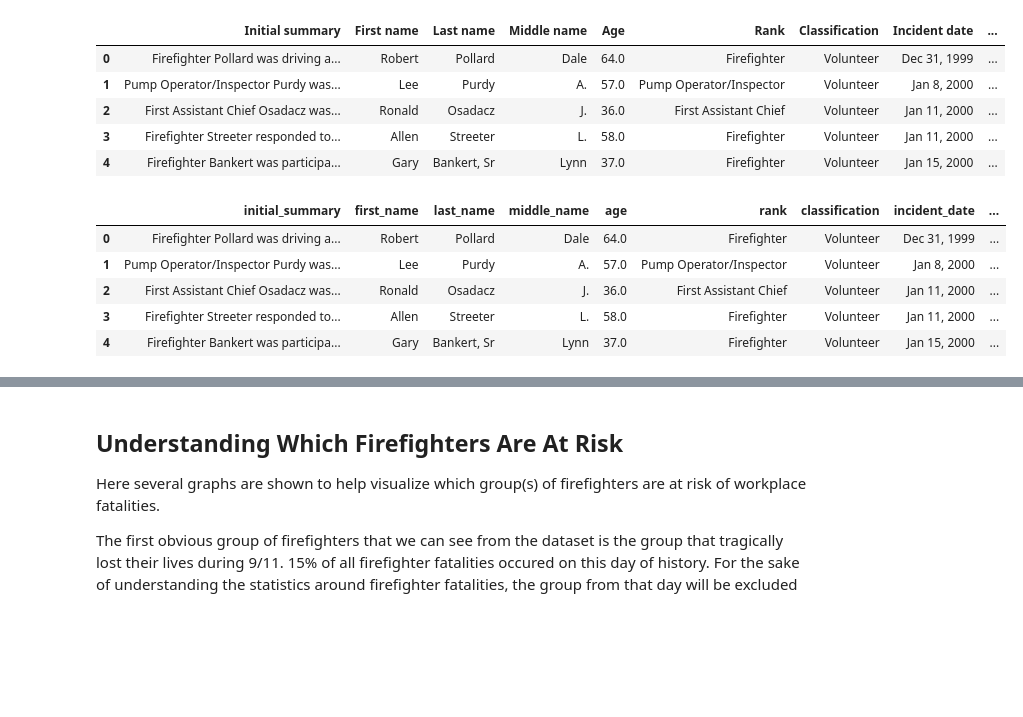
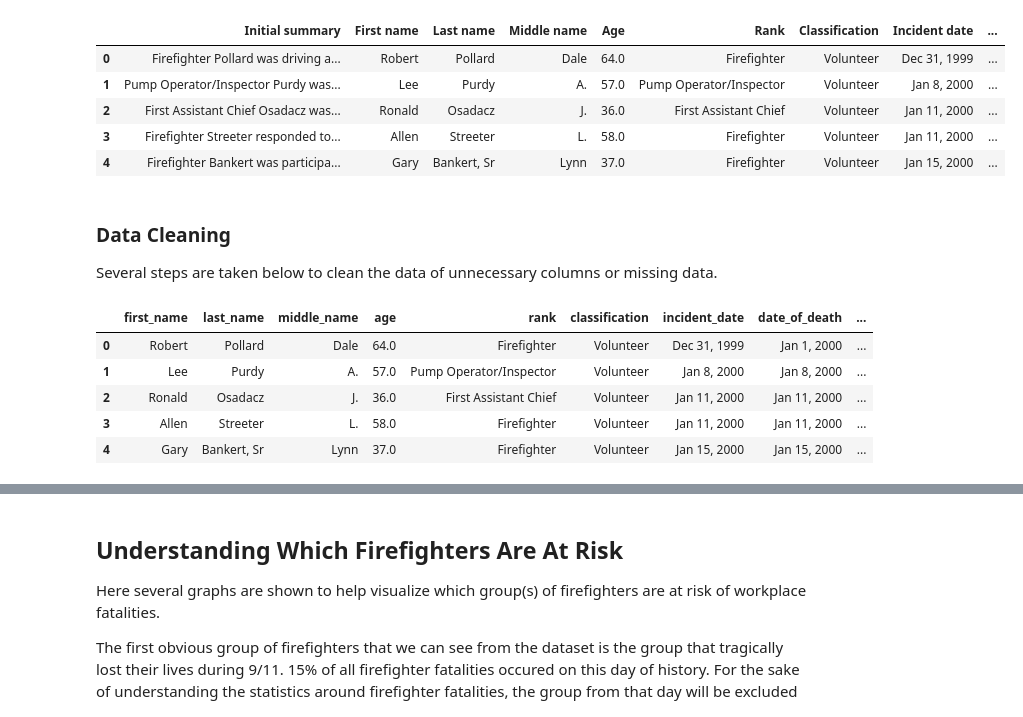
Before and after one commit to abcjamesjordan/firefigher_fatalities, a Jupyter notebook: ff_analysis.ipynb, the cells around one changed output, grey strips where cells are left out. Saved outputs shown, nothing was run; the diff lists cells and outputs as text; code cells hidden in the pictures; blank space fills up the shorter version.

```diff
--- a/ff_analysis.ipynb
+++ b/ff_analysis.ipynb
@@ -33,23 +33,30 @@ df.head()
 | 2 | First Assistant Chief Osadacz was... | Ronald | Osadacz | J. | 36.0 | First Assistant Chief | Volunteer | Jan 11, 2000 | ... |
 | 3 | Firefighter Streeter responded to... | Allen | Streeter | L. | 58.0 | Firefighter | Volunteer | Jan 11, 2000 | ... |
 | 4 | Firefighter Bankert was participa... | Gary | Bankert, Sr | Lynn | 37.0 | Firefighter | Volunteer | Jan 15, 2000 | ... |
+# %% [markdown]
+### Data Cleaning
+
+Several steps are taken below to clean the data of unnecessary columns or missing data.
 # %%
+# Drop the Initial Summary Column for now since it full of supplimentary and not needed information regarding the incident.
+df = df.drop(columns=['Initial summary'])
+
 columns = list(df.columns)
 fixed_cols = []
 
 # Format the column names to be lowercase and have a underscore instead of spaces
 for col in columns:
     col = col.lower()
     col = col.replace(' ', '_')
     fixed_cols.append(col)
 
 df.columns = fixed_cols
 df.head()
 # %% [output]
-|  | initial_summary | first_name | last_name | middle_name | age | rank | classification | incident_date | ... |
-| 0 | Firefighter Pollard was driving a... | Robert | Pollard | Dale | 64.0 | Firefighter | Volunteer | Dec 31, 1999 | ... |
-| 1 | Pump Operator/Inspector Purdy was... | Lee | Purdy | A. | 57.0 | Pump Operator/Inspector | Volunteer | Jan 8, 2000 | ... |
-| 2 | First Assistant Chief Osadacz was... | Ronald | Osadacz | J. | 36.0 | First Assistant Chief | Volunteer | Jan 11, 2000 | ... |
-| 3 | Firefighter Streeter responded to... | Allen | Streeter | L. | 58.0 | Firefighter | Volunteer | Jan 11, 2000 | ... |
-| 4 | Firefighter Bankert was participa... | Gary | Bankert, Sr | Lynn | 37.0 | Firefighter | Volunteer | Jan 15, 2000 | ... |
+|  | first_name | last_name | middle_name | age | rank | classification | incident_date | date_of_death | ... |
+| 0 | Robert | Pollard | Dale | 64.0 | Firefighter | Volunteer | Dec 31, 1999 | Jan 1, 2000 | ... |
+| 1 | Lee | Purdy | A. | 57.0 | Pump Operator/Inspector | Volunteer | Jan 8, 2000 | Jan 8, 2000 | ... |
+| 2 | Ronald | Osadacz | J. | 36.0 | First Assistant Chief | Volunteer | Jan 11, 2000 | Jan 11, 2000 | ... |
+| 3 | Allen | Streeter | L. | 58.0 | Firefighter | Volunteer | Jan 11, 2000 | Jan 11, 2000 | ... |
+| 4 | Gary | Bankert, Sr | Lynn | 37.0 | Firefighter | Volunteer | Jan 15, 2000 | Jan 15, 2000 | ... |
 # %%
```
Also changed, not shown: parts of 24 cells of this notebook, 1 other file.
